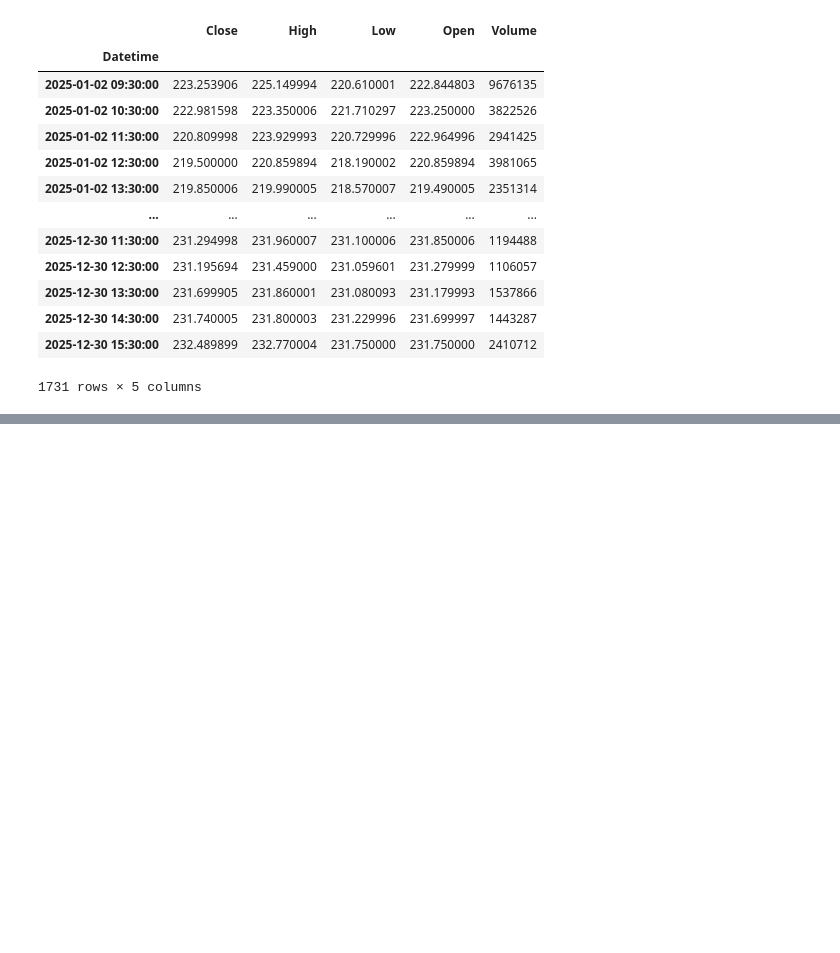
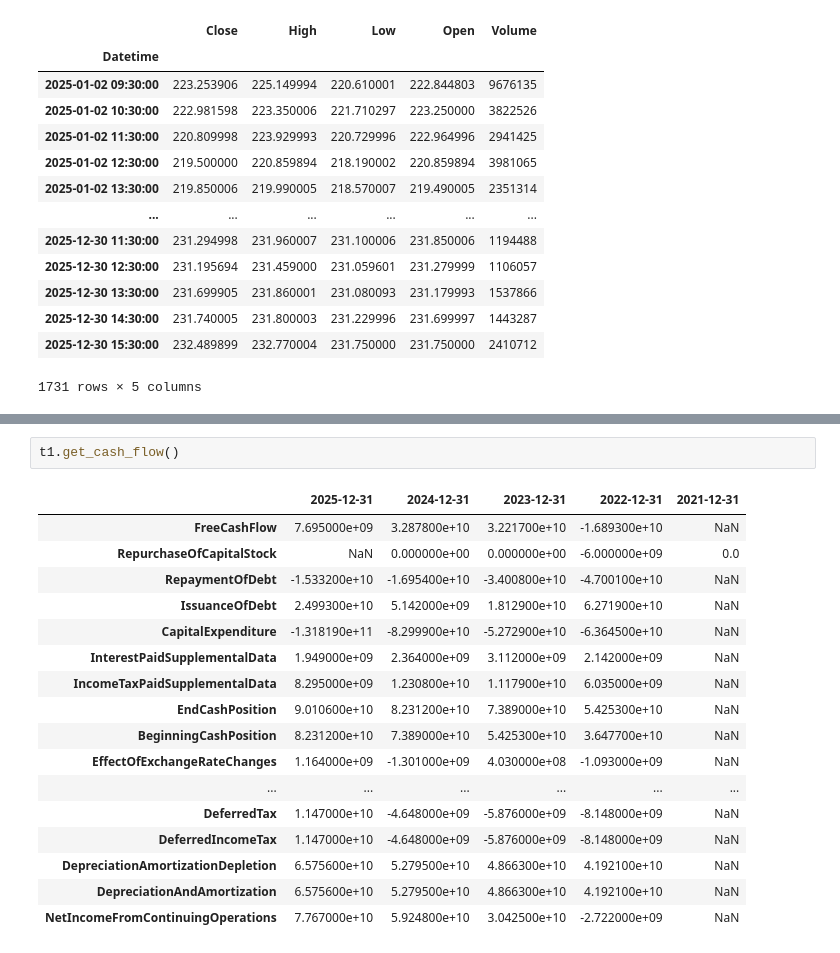
Before and after one commit to sunilsala88/batch36, a Jupyter notebook: 15_financial/fin1.ipynb, the cells around one changed output, grey strips where cells are left out. Cells and saved outputs as stored; diff of their text form; blank space fills up the shorter version.

```diff
--- a/15_financial/fin1.ipynb
+++ b/15_financial/fin1.ipynb
@@ -78,0 +138,20 @@ data
+# %%
+t1.get_cash_flow()
+# %% [output]
+|  | 2025-12-31 | 2024-12-31 | 2023-12-31 | 2022-12-31 | 2021-12-31 |
+| FreeCashFlow | 7.695000e+09 | 3.287800e+10 | 3.221700e+10 | -1.689300e+10 | NaN |
+| RepurchaseOfCapitalStock | NaN | 0.000000e+00 | 0.000000e+00 | -6.000000e+09 | 0.0 |
+| RepaymentOfDebt | -1.533200e+10 | -1.695400e+10 | -3.400800e+10 | -4.700100e+10 | NaN |
+| IssuanceOfDebt | 2.499300e+10 | 5.142000e+09 | 1.812900e+10 | 6.271900e+10 | NaN |
+| CapitalExpenditure | -1.318190e+11 | -8.299900e+10 | -5.272900e+10 | -6.364500e+10 | NaN |
+| InterestPaidSupplementalData | 1.949000e+09 | 2.364000e+09 | 3.112000e+09 | 2.142000e+09 | NaN |
+| IncomeTaxPaidSupplementalData | 8.295000e+09 | 1.230800e+10 | 1.117900e+10 | 6.035000e+09 | NaN |
+| EndCashPosition | 9.010600e+10 | 8.231200e+10 | 7.389000e+10 | 5.425300e+10 | NaN |
+| BeginningCashPosition | 8.231200e+10 | 7.389000e+10 | 5.425300e+10 | 3.647700e+10 | NaN |
+| EffectOfExchangeRateChanges | 1.164000e+09 | -1.301000e+09 | 4.030000e+08 | -1.093000e+09 | NaN |
+| ... | ... | ... | ... | ... | ... |
+| DeferredTax | 1.147000e+10 | -4.648000e+09 | -5.876000e+09 | -8.148000e+09 | NaN |
+| DeferredIncomeTax | 1.147000e+10 | -4.648000e+09 | -5.876000e+09 | -8.148000e+09 | NaN |
+| DepreciationAmortizationDepletion | 6.575600e+10 | 5.279500e+10 | 4.866300e+10 | 4.192100e+10 | NaN |
+| DepreciationAndAmortization | 6.575600e+10 | 5.279500e+10 | 4.866300e+10 | 4.192100e+10 | NaN |
+| NetIncomeFromContinuingOperations | 7.767000e+10 | 5.924800e+10 | 3.042500e+10 | -2.722000e+09 | NaN |
```
Also changed, not shown: parts of 5 cells of this notebook, 3 other files.
